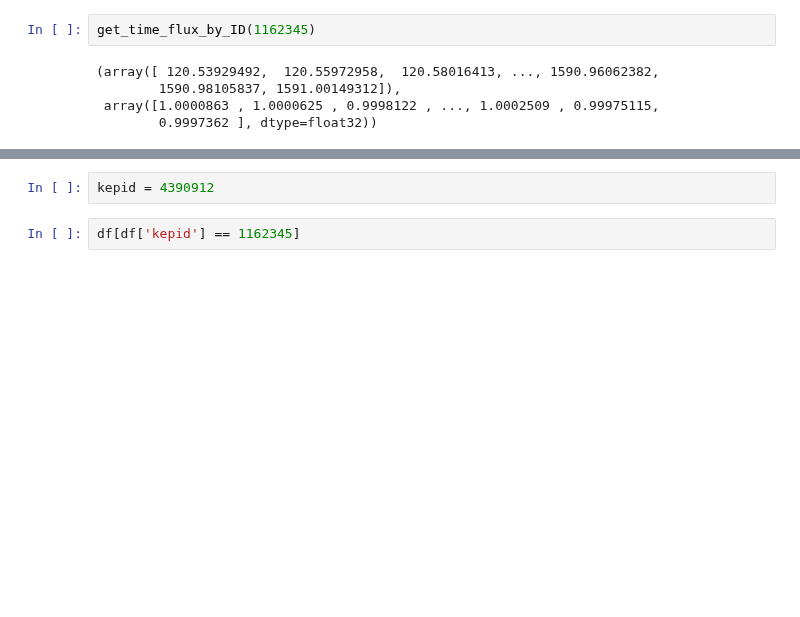
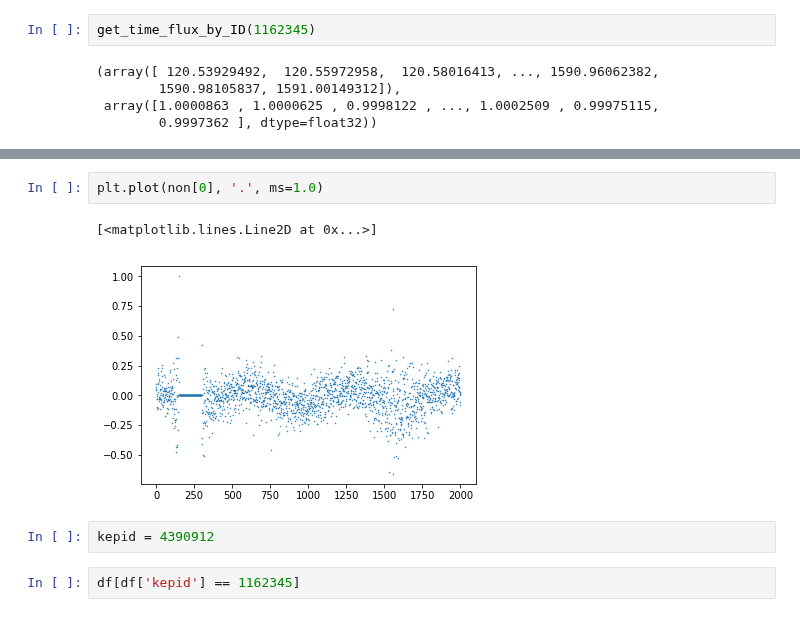
Before and after one commit to grewwc/phd_thesis, a Jupyter notebook: exoplanet/again_preprocess.ipynb, the cells around one changed output, grey strips where cells are left out. Saved outputs shown, nothing was run; the diff lists cells and outputs as text; blank space fills up the shorter version.

```diff
--- a/exoplanet/again_preprocess.ipynb
+++ b/exoplanet/again_preprocess.ipynb
@@ -100,3 +71,8 @@ plt.plot(f1, t1)
+# %%
+plt.plot(non[0], '.', ms=1.0)
+# %% [output]
+[<matplotlib.lines.Line2D at 0x...>]
+[figure, added]
 # %%
 kepid = 4390912
 # %%
```
Also changed, not shown: parts of 13 cells of this notebook, 3 other files.
